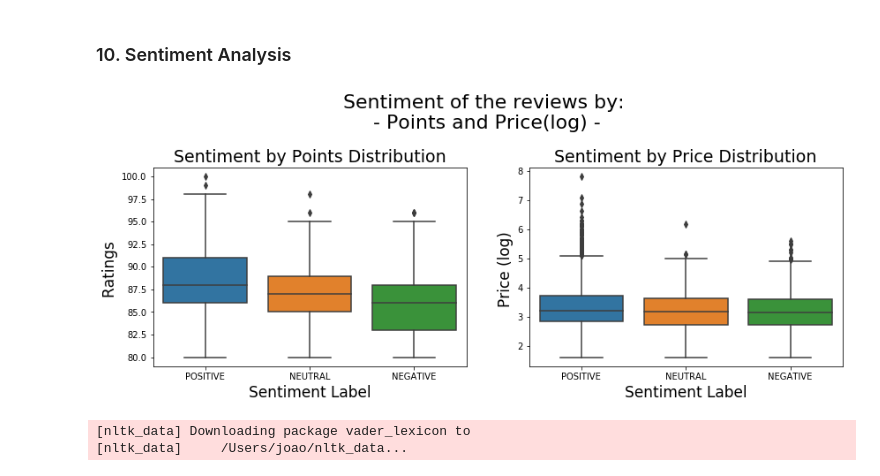
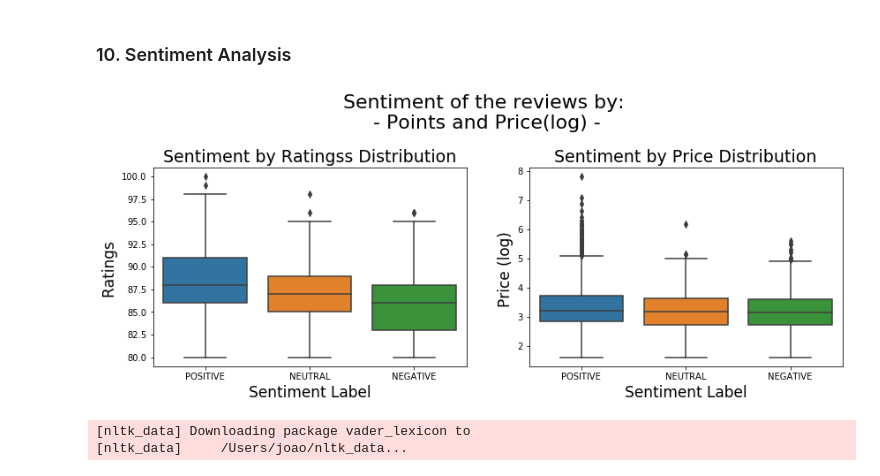
Before and after one commit to j-nog/Winemag-project, a Jupyter notebook: Winemag-project.ipynb, the cells around one changed output. Saved outputs shown, nothing was run; the diff lists cells and outputs as text; code cells hidden in the pictures.

```diff
--- a/Winemag-project.ipynb
+++ b/Winemag-project.ipynb
@@ -390,24 +396,24 @@ sentiment.loc[sentiment.polarity_score>0,'sentiment']='POSITIVE'
 # %%
 plt.figure(figsize=(14,5))
 
 plt.suptitle('Sentiment of the reviews by: \n- Points and Price(log) -', size=22)
 
 plt.subplot(121)
 ax = sns.boxplot(x='sentiment', y='rating', data=sentiment)
-ax.set_title("Sentiment by Points Distribution", fontsize=19)
+ax.set_title("Sentiment by Ratingss Distribution", fontsize=19)
 ax.set_ylabel("Ratings ", fontsize=17)
 ax.set_xlabel("Sentiment Label", fontsize=17)
 
 plt.subplot(122)
 ax1= sns.boxplot(x='sentiment', y='price_log', data=sentiment)
 ax1.set_title("Sentiment by Price Distribution", fontsize=19)
 ax1.set_ylabel("Price (log) ", fontsize=17)
 ax1.set_xlabel("Sentiment Label", fontsize=17)
 
 plt.subplots_adjust(top = 0.75, wspace=.2)
 plt.show()
 # %% [output]
-[figure, old version]
+[figure, new version]
 # %%
 import nltk
 nltk.download('vader_lexicon')
```
Also changed, not shown: parts of 2 cells of this notebook.
